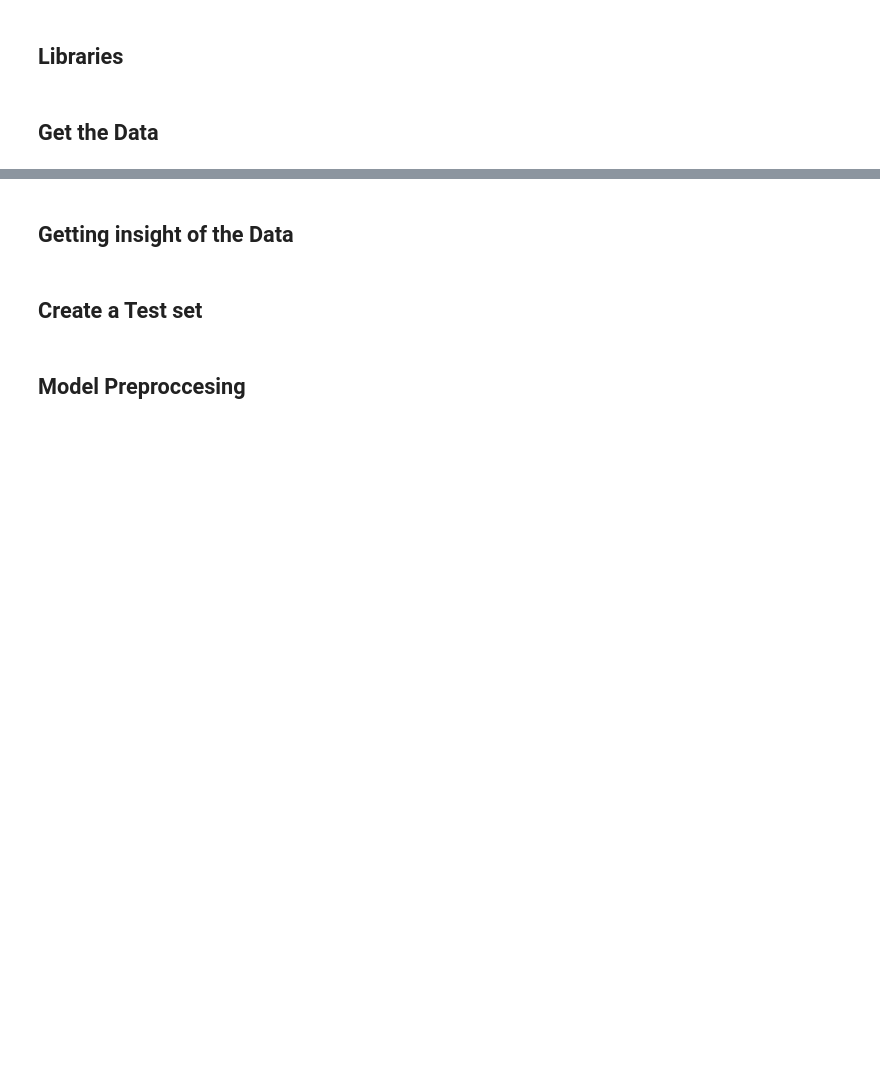
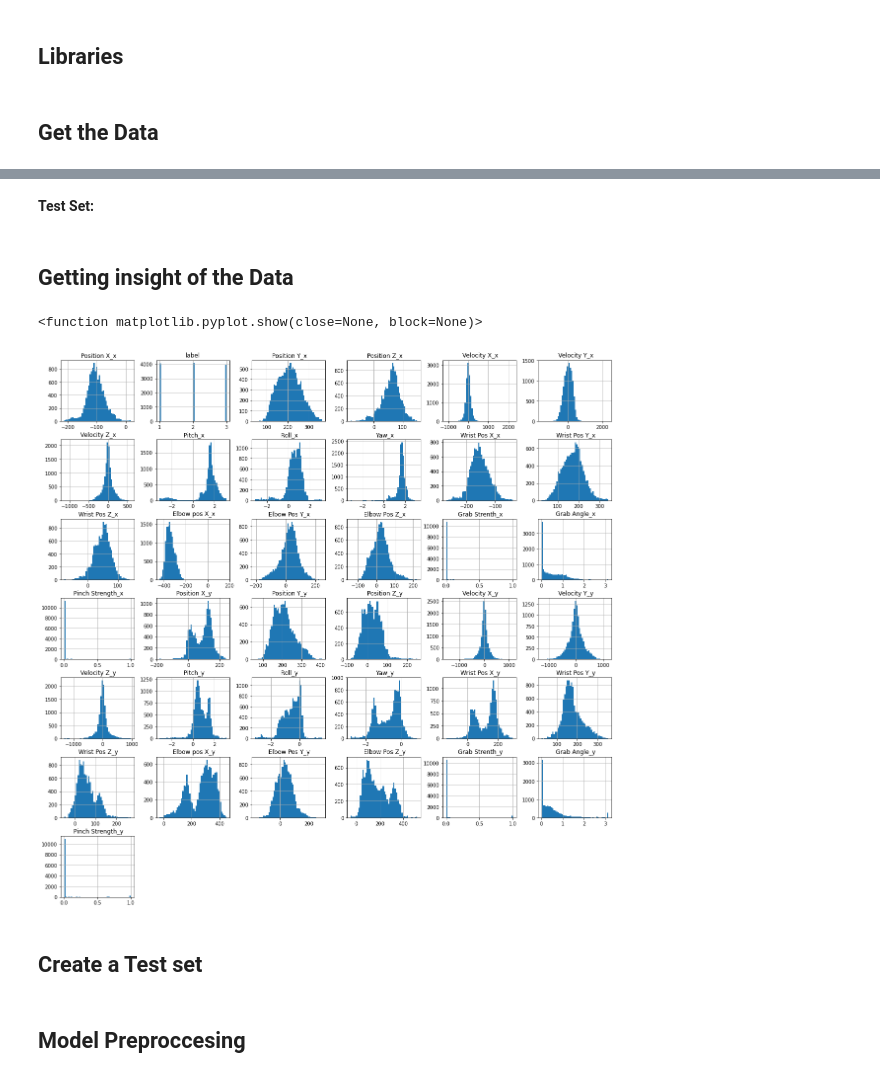
Before and after one commit to Inon-Sinn/Project-Gmar-2, a Jupyter notebook: Part 4 Hands.ipynb, the cells around one changed output, grey strips where cells are left out. Cells and saved outputs as stored; diff of their text form; code cells hidden in the pictures; blank space fills up the shorter version.

Commit message:
Part 4: Get The data, Ready

```diff
--- a/Part 4 Hands.ipynb
+++ b/Part 4 Hands.ipynb
@@ -72,0 +304,8 @@ warnings.filterwarnings('ignore')
+# %%
+def Label_Sync(df):
+    df.insert(loc=1,column='label', value = 2)
+    return df
+# %%
+def Label_Alone(df):
+    df.insert(loc=1,column='label', value = 3)
+    return df
@@ -72,0 +314,4 @@ warnings.filterwarnings('ignore')
+# %%
+Spon_df_train = Label_Spon(Spon_df_train)
+Sync_df_train = Label_Sync(Sync_df_train)
+Alone_df_train = Label_Alone(Alone_df_train)
@@ -72,0 +338,4 @@ warnings.filterwarnings('ignore')
+# %%
+Train_dfs = [Spon_df_train,Sync_df_train,Alone_df_train]
+train = pd.concat(Train_dfs)
+print("Shape of the Train Data frame: ",train.shape)
@@ -72,0 +375,2 @@ warnings.filterwarnings('ignore')
+# %% [markdown]
+**Test Set:**
@@ -73,2 +383,8 @@ warnings.filterwarnings('ignore')
 # %% [markdown]
 ## Getting insight of the Data
+# %%
+train.hist(bins = 50, figsize = (20,20))
+plt.show
+# %% [output]
+<function matplotlib.pyplot.show(close=None, block=None)>
+[figure, added]
```
Also changed, not shown: parts of 62 cells of this notebook.
